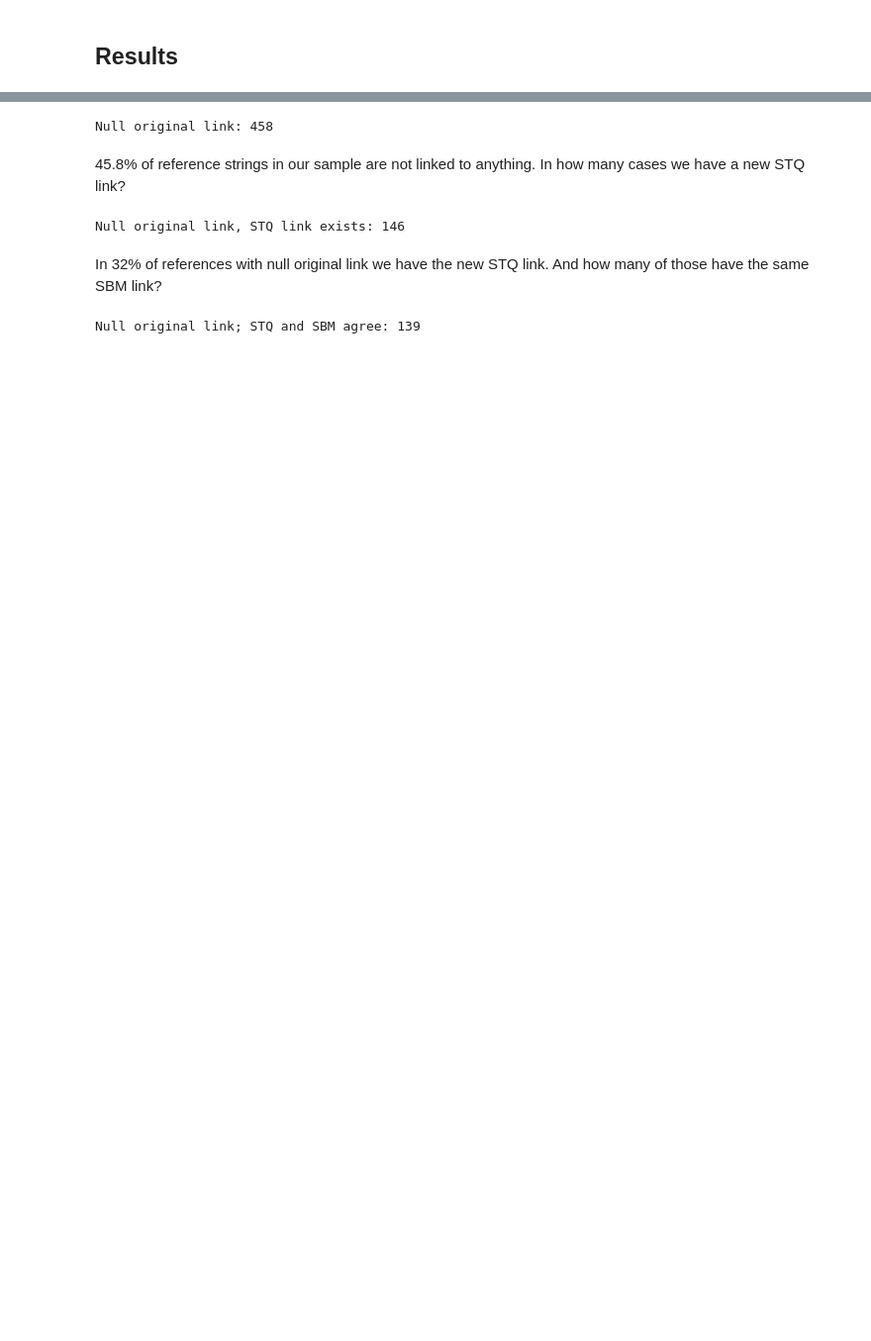
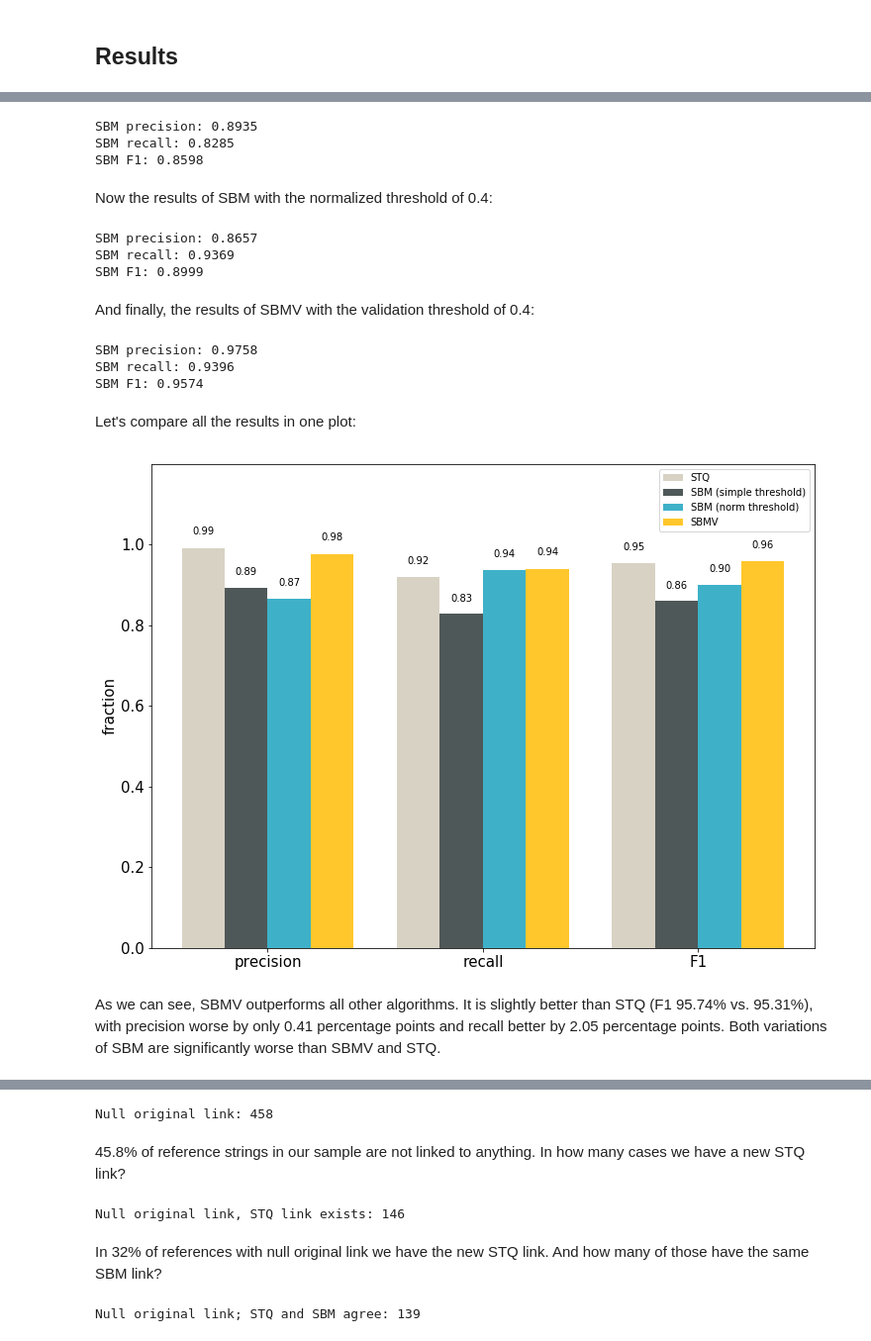
Before and after one commit to CrossRef/reference-matching-evaluation, a Jupyter notebook: analyses/existing_matches.ipynb, the cells around one changed output, grey strips where cells are left out. Shown: that part at 99% size. Cells and saved outputs as stored; diff of their text form; code cells hidden in the pictures; blank space fills up the shorter version.

```diff
--- a/analyses/existing_matches.ipynb
+++ b/analyses/existing_matches.ipynb
@@ -57,0 +108,72 @@ Let's read the data:
+# %%
+dataset_sbm = read_json(DATA_DIR + 'sample_1000_sbm.json')[dfk.DATASET_DATASET]
+modify_simple_threshold(dataset_sbm, 64)
+results_sbm_simple = LinkMetricsResults(dataset_sbm)
+print_summary(results_sbm_simple, 'SBM')
+# %% [output]
+SBM precision: 0.8935
+SBM recall: 0.8285
+SBM F1: 0.8598
+# %% [markdown]
+Now the results of SBM with the normalized threshold of 0.4:
+# %%
+dataset_sbm = read_json(DATA_DIR + 'sample_1000_sbm.json')[dfk.DATASET_DATASET]
+modify_norm_threshold(dataset_sbm, 0.4)
+results_sbm_norm = LinkMetricsResults(dataset_sbm)
+print_summary(results_sbm_norm, 'SBM')
+# %% [output]
+SBM precision: 0.8657
+SBM recall: 0.9369
+SBM F1: 0.8999
+# %% [markdown]
+And finally, the results of SBMV with the validation threshold of 0.4:
+# %%
+dataset_sbmv = read_json(DATA_DIR + 'sample_1000_sbmv.json')[dfk.DATASET_DATASET]
+modify_simple_threshold(dataset_sbmv, 0.4)
+results_sbmv_valid = LinkMetricsResults(dataset_sbmv)
+print_summary(results_sbmv_valid, 'SBM')
+# %% [output]
+SBM precision: 0.9758
+SBM recall: 0.9396
+SBM F1: 0.9574
+# %% [markdown]
+Let's compare all the results in one plot:
+# %%
+def get_means(results):
+    return [results.get(m) for m in [dfk.EVAL_PREC, dfk.EVAL_REC, dfk.EVAL_F1]]
+
+def autolabel(ax, rects):
+    plt.rcParams.update({'font.size': 10})
+    for rect in rects:
+        height = rect.get_height()
+        text = '{:.2f}'.format(height)
+        text = re.sub('\.00$', '', text)
+        ax.text(rect.get_x() + rect.get_width()/2., 1.03*height, text, ha='center', va='bottom')
+
+ind = np.arange(3)
+width = 0.2
+plt.rcParams.update({'font.size': 15, 'legend.fontsize': 10})
+fig, ax = plt.subplots(figsize=(12, 9))
+
+rects1 = ax.bar(ind - width, get_means(results_stq), width, color='#d8d2c4')
+rects2 = ax.bar(ind, get_means(results_sbm_simple), width, color='#4f5858')
+rects3 = ax.bar(ind + width, get_means(results_sbm_norm), width, color='#3eb1c8')
+rects4 = ax.bar(ind + 2*width, get_means(results_sbmv_valid), width, color='#ffc72c')
+
+ax.set_ylabel('fraction')
+ax.set_xticks(ind + width / 2)
+ax.set_xticklabels(('precision', 'recall', 'F1'))
+plt.ylim(0, 1.2)
+plt.yticks([0, 0.2, 0.4, 0.6, 0.8, 1.0])
+ax.legend((rects1[0], rects2[0], rects3[0], rects4[0]),
+          ('STQ', 'SBM (simple threshold)', 'SBM (norm threshold)', 'SBMV'))
+autolabel(ax, rects1)
+autolabel(ax, rects2)
+autolabel(ax, rects3)
+autolabel(ax, rects4)
+
+plt.show()
+# %% [output]
+[figure, added]
+# %% [markdown]
+As we can see, SBMV outperforms all other algorithms. It is slightly better than STQ (F1 95.74% vs. 95.31%), with precision worse by only 0.41 percentage points and recall better by 2.05 percentage points. Both variations of SBM are significantly worse than SBMV and STQ.
```
Also changed, not shown: parts of 63 cells of this notebook, 1 other file.
